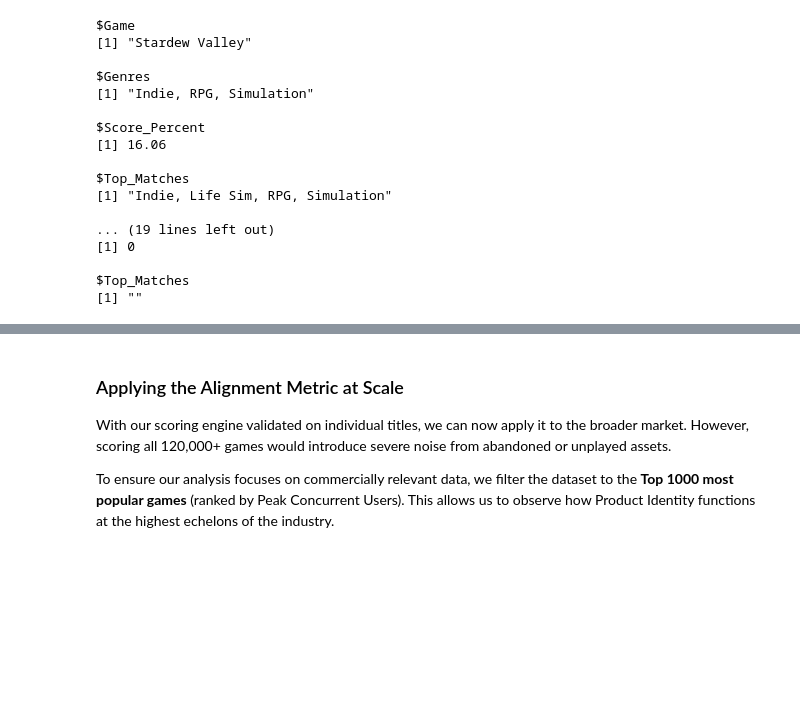
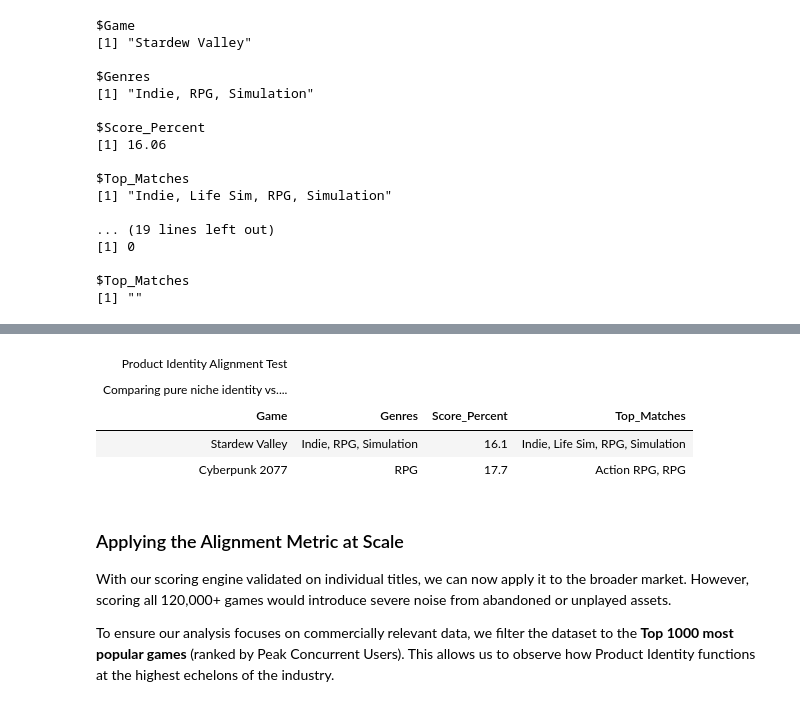
Before and after one commit to Thethomasbutnottheleast/Steam-Analyse, a Jupyter notebook: explo_steam.ipynb, the cells around one changed output, grey strips where cells are left out. Drawn from its saved outputs; the diff is of its cells as text; code cells hidden in the pictures; blank space fills up the shorter version.

```diff
--- a/explo_steam.ipynb
+++ b/explo_steam.ipynb
@@ -512,3 +514,29 @@ $Top_Matches
 
 $Top_Matches
 [1] ""
+# %%
+r1 <- score_game_alignment("Stardew Valley", data, signature_dictionary)
+r2 <- score_game_alignment("Cyberpunk 2077", data, signature_dictionary)
+
+test_results <- bind_rows(r1, r2) %>%
+  mutate(
+    Game = as.character(Game),
+    Genres = as.character(Genres),
+    Score_Percent = as.numeric(Score_Percent),
+    Top_Matches = as.character(Top_Matches)
+  )
+
+gt_tests <- test_results %>%
+  gt() %>%
+  tab_header(
+    title = md("**Product Identity Alignment Test**"),
+    subtitle = "Comparing pure niche identity vs. broad AAA tagging"
+  ) %>%
+  fmt_number(columns = Score_Percent, decimals = 1) %>%
+  tab_style(
+    style = cell_text(weight = "bold", color = "darkred"),
+    locations = cells_body(columns = Score_Percent)
+  )
+
+display_html(as_raw_html(gt_tests))
+# %% [output]
@@ -515,3 +545,8 @@ $Top_Matches
+| Product Identity Alignment Test |  |  |  |
+| Comparing pure niche identity vs.... |  |  |  |
+| Game | Genres | Score_Percent | Top_Matches |
+| Stardew Valley | Indie, RPG, Simulation | 16.1 | Indie, Life Sim, RPG, Simulation |
+| Cyberpunk 2077 | RPG | 17.7 | Action RPG, RPG |
 # %% [markdown]
 ### Applying the Alignment Metric at Scale
 
```
Also changed, not shown: parts of 6 cells of this notebook.
